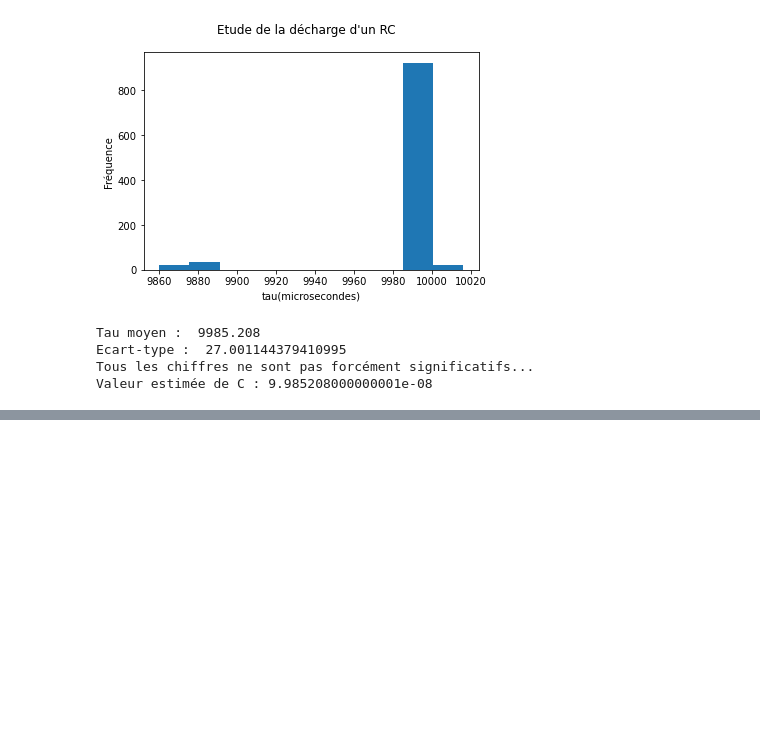
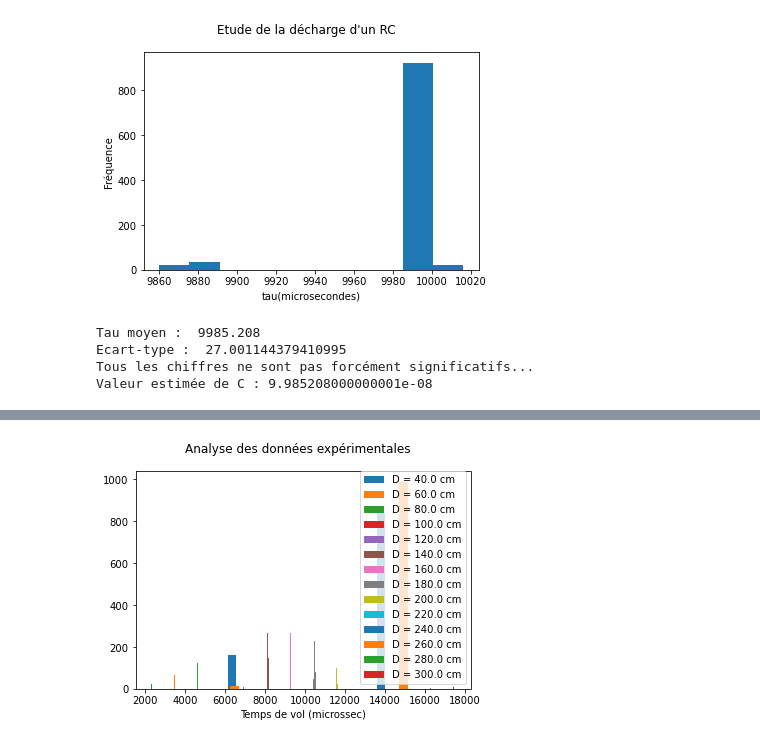
Before and after one commit to pcsi3physiquestan/intro_python_td, a Jupyter notebook: _sources/notebook/exo_science_2.ipynb, the cells around one changed output, grey strips where cells are left out. Cells and saved outputs as stored; diff of their text form; code cells hidden in the pictures; blank space fills up the shorter version.

`````diff
--- a/_sources/notebook/exo_science_2.ipynb
+++ b/_sources/notebook/exo_science_2.ipynb
@@ -215,3 +216,21 @@ La méthode de sélection (non expliquée ici) consiste à calculer la moyenne $
 _Compléments utiles_:
 * L'option `label` ne prend comme argument qu'une chaine de caractère. Vous pouvez transformer un flottant ou un entier en chaine de caractère `x` par `str(x)`. Vous pouvez aussi concaténer cette chain avec d'autres : `str(x) + " cm"`.
 ````
+# %%
+donnees = np.loadtxt('Sf6/vitesse_son_2.dat', skiprows=10, delimiter=",")
+
+"""Tracé des histogrammes"""
+f, ax = plt.subplots()
+f.suptitle("Analyse des données expérimentales")
+ax.set_xlabel("Temps de vol (microssec)")
+
+for data in donnees:
+    d = data[0]  # Distance d'étude
+    tps = data[1:]  # Les temps de vol
+    ax.hist(tps, bins='rice', label="D = " + str(d) + " cm")  # Tracé de l'histogramme. Observer l'ajout de la légende.
+
+ax.legend()
+
+plt.show()
+# %% [output]
+[figure, added]
`````
Also changed, not shown: parts of 4 cells of this notebook, 25 other files.
